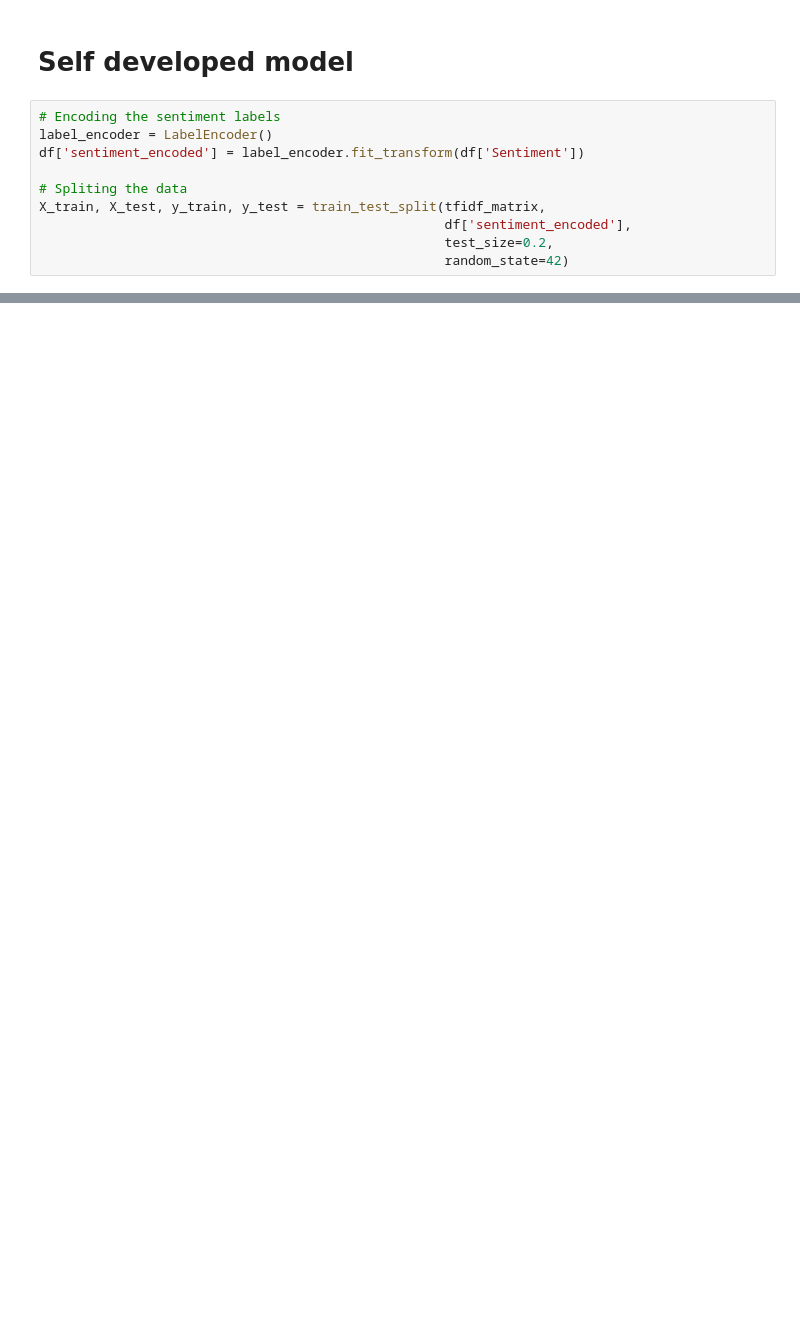
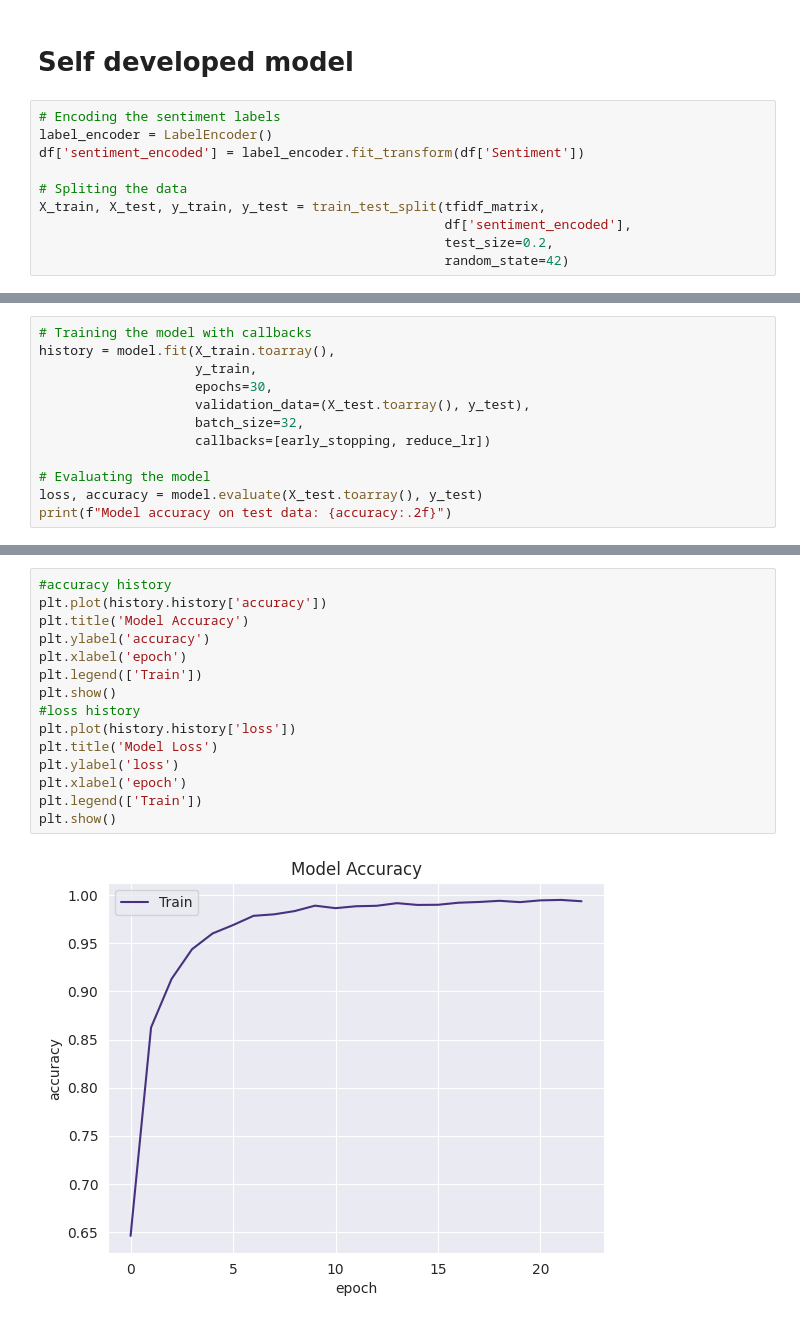
Before and after one commit to harshamathew1/Sentiment_analysis, a Jupyter notebook: project.ipynb, the cells around one changed output, grey strips where cells are left out. Cells and saved outputs as stored; diff of their text form; blank space fills up the shorter version.

```diff
--- a/project.ipynb
+++ b/project.ipynb
@@ -981,0 +971,12 @@ Epoch 10/10
+# %%
+# Training the model with callbacks
+history = model.fit(X_train.toarray(),
+                    y_train,
+                    epochs=30,
+                    validation_data=(X_test.toarray(), y_test),
+                    batch_size=32,
+                    callbacks=[early_stopping, reduce_lr])
+
+# Evaluating the model
+loss, accuracy = model.evaluate(X_test.toarray(), y_test)
+print(f"Model accuracy on test data: {accuracy:.2f}")
@@ -981,0 +1001,17 @@ Epoch 10/10
+# %%
+#accuracy history
+plt.plot(history.history['accuracy'])
+plt.title('Model Accuracy')
+plt.ylabel('accuracy')
+plt.xlabel('epoch')
+plt.legend(['Train'])
+plt.show()
+#loss history
+plt.plot(history.history['loss'])
+plt.title('Model Loss')
+plt.ylabel('loss')
+plt.xlabel('epoch')
+plt.legend(['Train'])
+plt.show()
+# %% [output]
+[figure, added]
```
Also changed, not shown: parts of 23 cells of this notebook.
